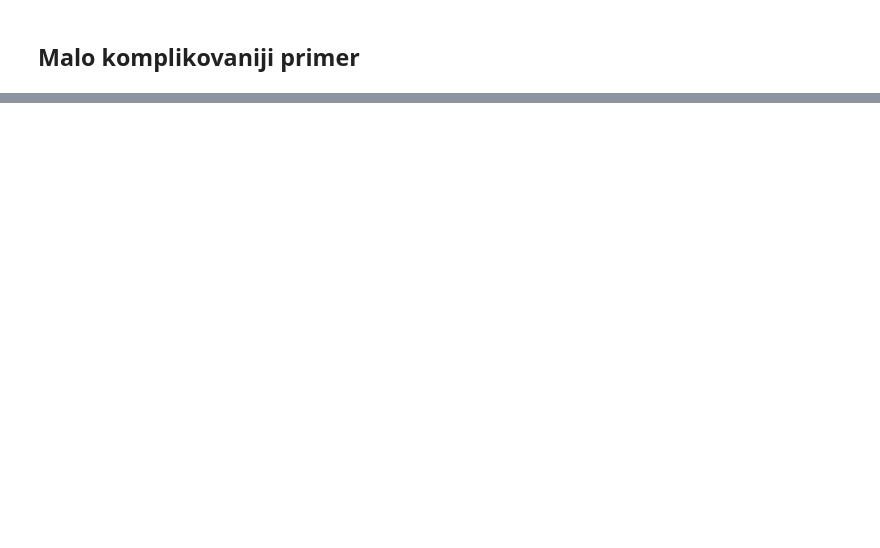
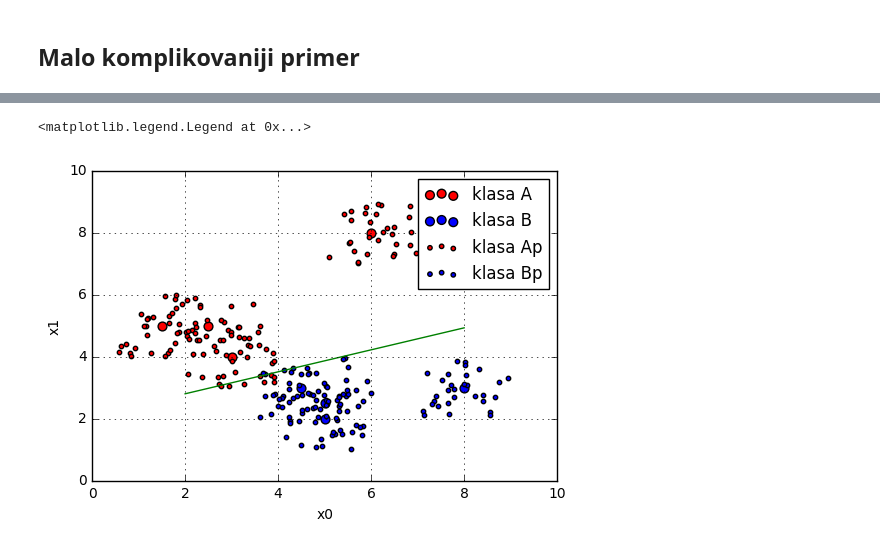
Before and after one commit to ftn-ai-lab/ori-2017-e2, a Jupyter notebook: teorija/02-masinsko ucenje/01-linearni klasifikator.ipynb, the cells around one changed output, grey strips where cells are left out. Drawn from its saved outputs; the diff is of its cells as text; code cells hidden in the pictures; blank space fills up the shorter version.

```diff
--- a/teorija/02-masinsko ucenje/01-linearni klasifikator.ipynb
+++ b/teorija/02-masinsko ucenje/01-linearni klasifikator.ipynb
@@ -185,0 +252,13 @@ plt.legend()
+# %%
+data = []
+for el in klasaAp:
+    data.append([np.array([el[0], el[1], 1.]), 1.])
+
+for el in klasaBp:
+    data.append([np.array([el[0], el[1], 1.]), -1.])
+
+data = np.array(data)
+# %%
+w, t = linearna_klasifikacija(np.array([0.3, 1., -5.]), data)
+print w
+print t[-1]
@@ -185,0 +273,38 @@ plt.legend()
+# %%
+#xx_g = []
+#yy_g = []
+
+#err = 0
+#n = len(data)
+#for i in range(n):
+#    #el = random.choice(data)
+#    el = data[i]
+#    rt = np.inner(w, el[0]) # odredi sa koje strane w0 se nalazi
+#    if(np.sign(rt)== np.sign(el[1])):
+#        xx_g.append(el[0][0])
+#        yy_g.append(el[0][1])
+#    else:
+#        err +=1
+#print err
+
+
+x_g = [2, 8]
+y_g = [(-w[0]*x-w[2])/w[1] for x in x_g]
+
+plt.plot(x_g, y_g, c='g')
+plt.scatter(klasaA[:,0], klasaA[:,1], c='r', label='klasa A', s=40)
+plt.scatter(klasaB[:,0], klasaB[:,1], c='b', label='klasa B', s=40)
+
+plt.scatter(klasaAp[:,0], klasaAp[:,1], c='r', label='klasa Ap', s=10)
+plt.scatter(klasaBp[:,0], klasaBp[:,1], c='b', label='klasa Bp', s=10)
+
+#plt.scatter(xx_g, yy_g, c='y', label='granica', s=10)
+
+
+plt.grid(True)
+plt.xlabel('x0')
+plt.ylabel('x1')
+plt.legend()
+# %% [output]
+<matplotlib.legend.Legend at 0x...>
+[figure, added]
```
Also changed, not shown: parts of 17 cells of this notebook, 1 other file.
